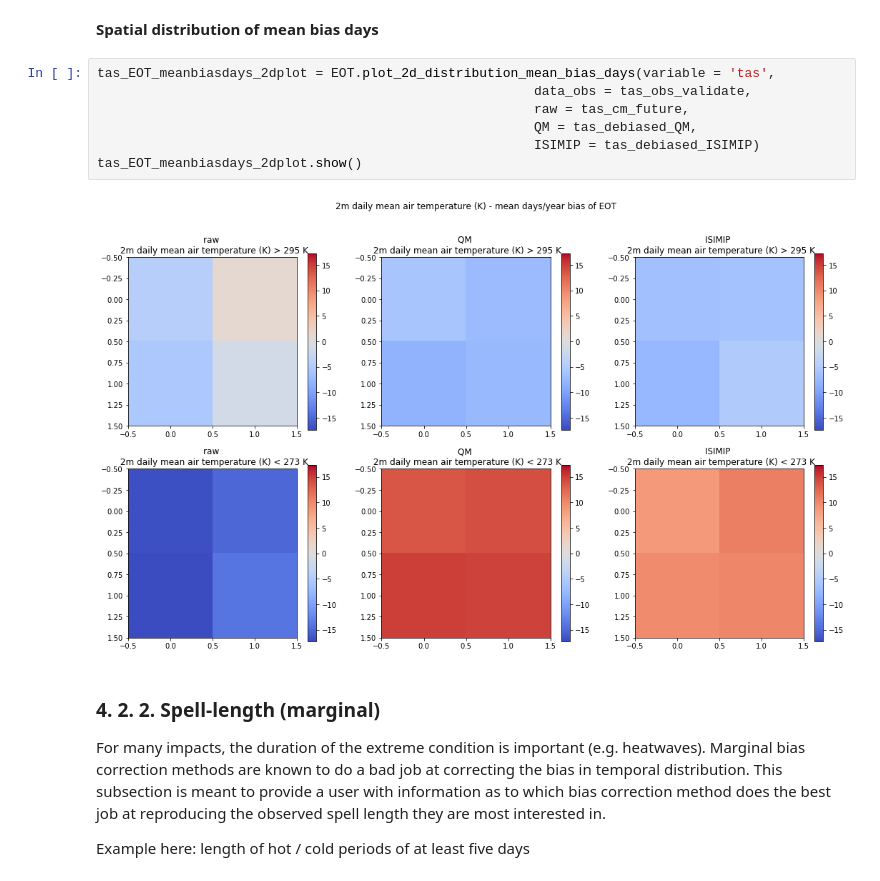
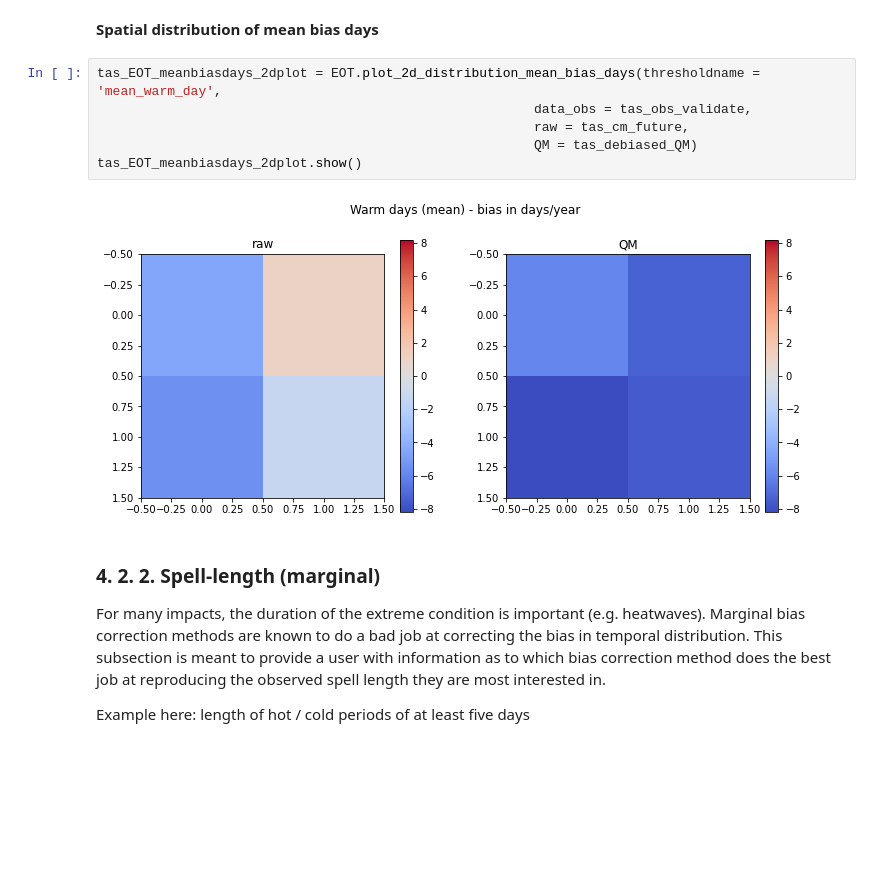
Before and after one commit to ecmwf-projects/ibicus, a Jupyter notebook: notebooks/debiasers_comparison_and_evaluation.ipynb, the cells around one changed output. Saved outputs shown, nothing was run; the diff lists cells and outputs as text; blank space fills up the shorter version.

```diff
--- a/notebooks/debiasers_comparison_and_evaluation.ipynb
+++ b/notebooks/debiasers_comparison_and_evaluation.ipynb
@@ -222,14 +251,13 @@ tas_EOT_meanbiasdays_plot.show()
 # %% [markdown]
 **Spatial distribution of mean bias days**
 # %%
-tas_EOT_meanbiasdays_2dplot = EOT.plot_2d_distribution_mean_bias_days(variable = 'tas',
+tas_EOT_meanbiasdays_2dplot = EOT.plot_2d_distribution_mean_bias_days(thresholdname = 'mean_warm_day',
                                                         data_obs = tas_obs_validate,
                                                         raw = tas_cm_future,
-                                                        QM = tas_debiased_QM,
-                                                        ISIMIP = tas_debiased_ISIMIP)
+                                                        QM = tas_debiased_QM)
 tas_EOT_meanbiasdays_2dplot.show()
 # %% [output]
-[figure, old version]
+[figure, new version]
 # %% [markdown]
 ### 4. 2. 2. Spell-length (marginal)
 
```
Also changed, not shown: parts of 21 cells of this notebook, 8 other files.
